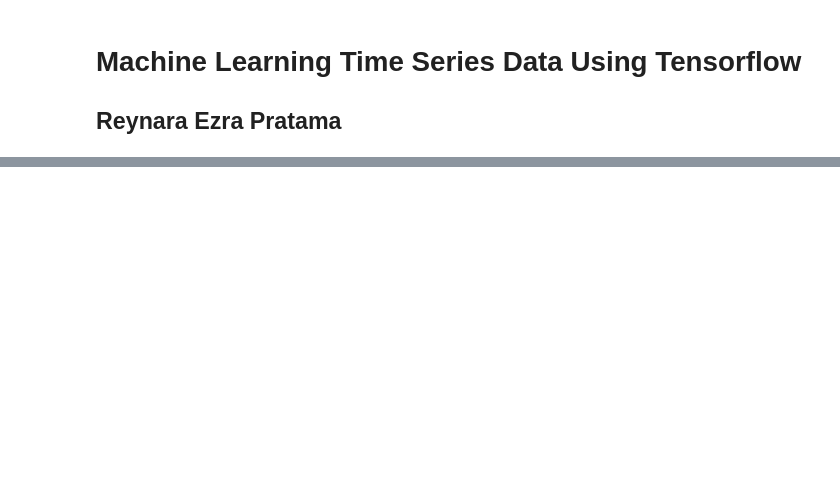
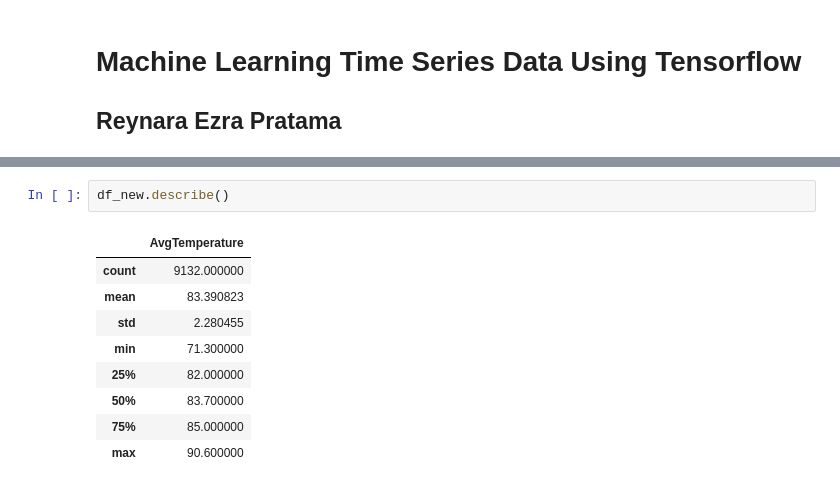
Before and after one commit to ReynaraEzra/Machine-Learning-Time-Series, a Jupyter notebook: Project_Time_Series_Using_Tensorflow.ipynb, the cells around one changed output, grey strips where cells are left out. Saved outputs shown, nothing was run; the diff lists cells and outputs as text; blank space fills up the shorter version.

```diff
--- a/Project_Time_Series_Using_Tensorflow.ipynb
+++ b/Project_Time_Series_Using_Tensorflow.ipynb
@@ -103,0 +169,12 @@ df_new
+# %%
+df_new.describe()
+# %% [output]
+|  | AvgTemperature |
+| count | 9132.000000 |
+| mean | 83.390823 |
+| std | 2.280455 |
+| min | 71.300000 |
+| 25% | 82.000000 |
+| 50% | 83.700000 |
+| 75% | 85.000000 |
+| max | 90.600000 |
```
Also changed, not shown: parts of 38 cells of this notebook.
